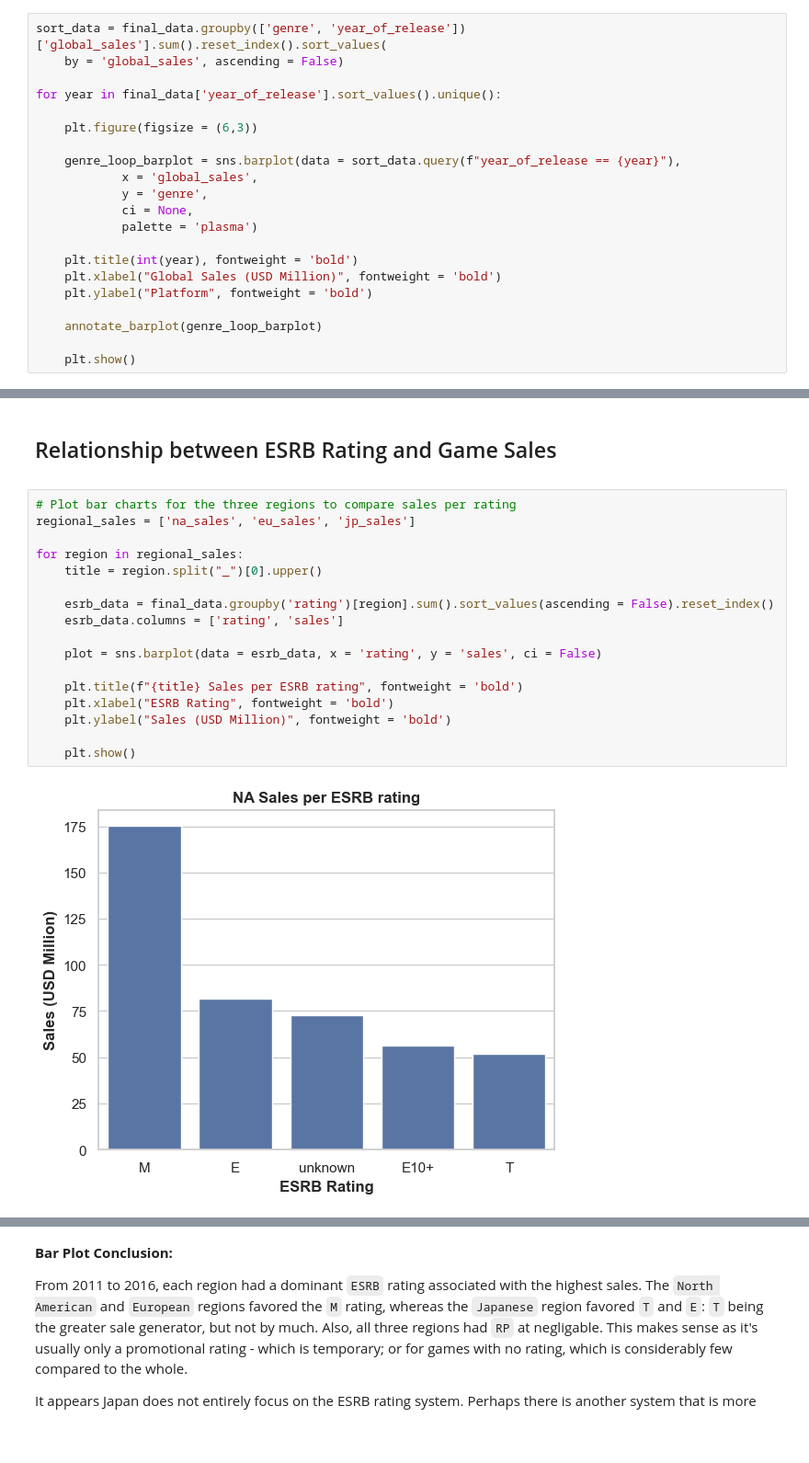
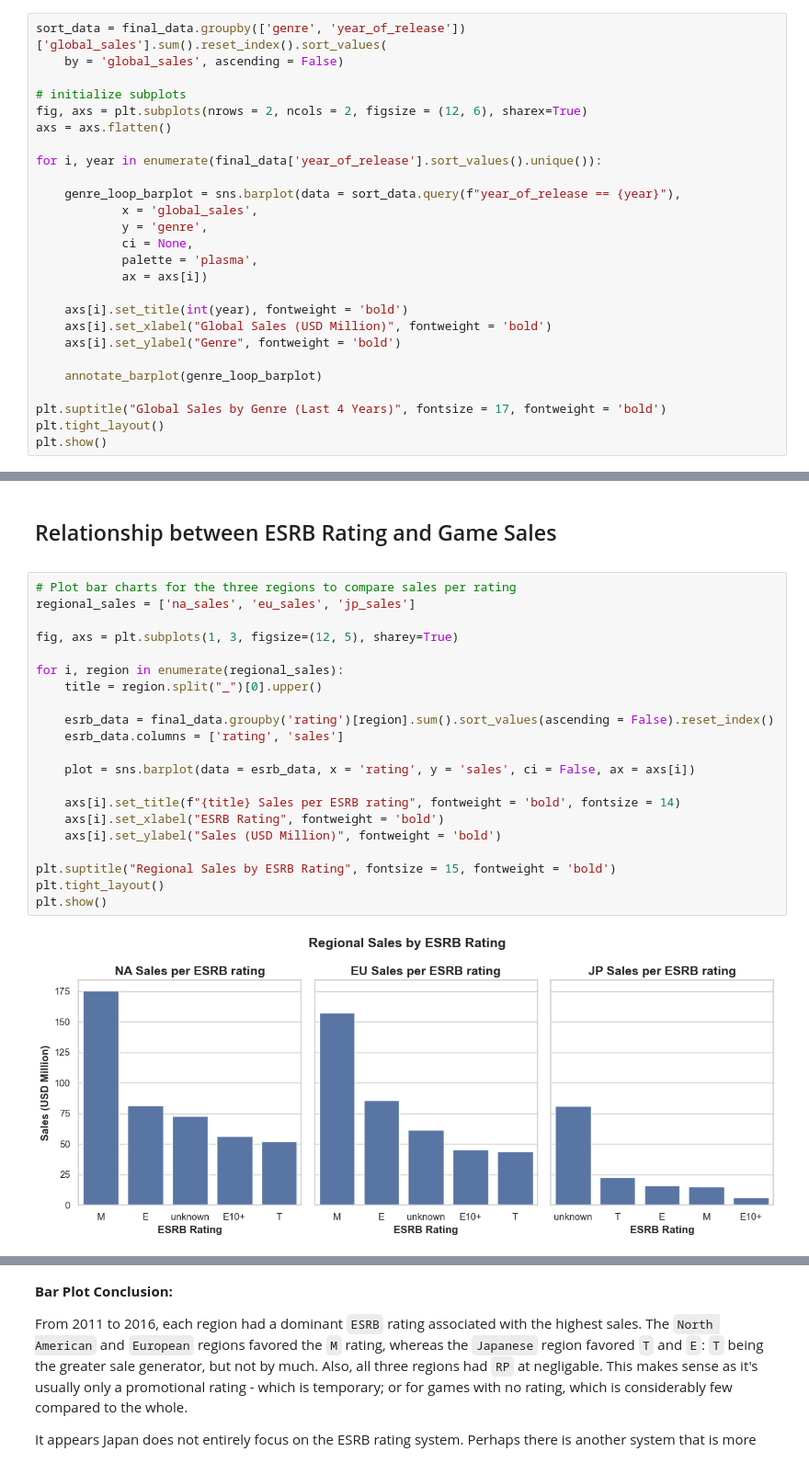
Before and after one commit to MarlowCase/tripleten_datascience_projects, a Jupyter notebook: Sprint_05_Project/Project_5_Notebook.ipynb, the cells around one changed output, grey strips where cells are left out. Shown at 92% size. Drawn from its saved outputs; the diff is of its cells as text; blank space fills up the shorter version.

```diff
--- a/Sprint_05_Project/Project_5_Notebook.ipynb
+++ b/Sprint_05_Project/Project_5_Notebook.ipynb
@@ -1500,21 +1504,26 @@ From 2013 to 2016 the top game genres were `Action`, `Shooter`, `Role-Playing`,
 sort_data = final_data.groupby(['genre', 'year_of_release'])['global_sales'].sum().reset_index().sort_values(
     by = 'global_sales', ascending = False)
 
-for year in final_data['year_of_release'].sort_values().unique():
+# initialize subplots
+fig, axs = plt.subplots(nrows = 2, ncols = 2, figsize = (12, 6), sharex=True)
+axs = axs.flatten()
 
-    plt.figure(figsize = (6,3))
+for i, year in enumerate(final_data['year_of_release'].sort_values().unique()):
 
     genre_loop_barplot = sns.barplot(data = sort_data.query(f"year_of_release == {year}"),
             x = 'global_sales',
             y = 'genre',
             ci = None,
-            palette = 'plasma')
+            palette = 'plasma',
+            ax = axs[i])
 
-    plt.title(int(year), fontweight = 'bold')
-    plt.xlabel("Global Sales (USD Million)", fontweight = 'bold')
-    plt.ylabel("Platform", fontweight = 'bold')
+    axs[i].set_title(int(year), fontweight = 'bold')
+    axs[i].set_xlabel("Global Sales (USD Million)", fontweight = 'bold')
+    axs[i].set_ylabel("Genre", fontweight = 'bold')
 
     annotate_barplot(genre_loop_barplot)
 
-    plt.show()
+plt.suptitle("Global Sales by Genre (Last 4 Years)", fontsize = 17, fontweight = 'bold')
+plt.tight_layout()
+plt.show()
 # %% [output]
@@ -1639,19 +1645,23 @@ Once again the `North American` and `European` markets are extremely similar, th
 # %%
 # Plot bar charts for the three regions to compare sales per rating
 regional_sales = ['na_sales', 'eu_sales', 'jp_sales']
 
-for region in regional_sales:
+fig, axs = plt.subplots(1, 3, figsize=(12, 5), sharey=True)
+
+for i, region in enumerate(regional_sales):
     title = region.split("_")[0].upper()
 
     esrb_data = final_data.groupby('rating')[region].sum().sort_values(ascending = False).reset_index()
     esrb_data.columns = ['rating', 'sales']
 
-    plot = sns.barplot(data = esrb_data, x = 'rating', y = 'sales', ci = False)
+    plot = sns.barplot(data = esrb_data, x = 'rating', y = 'sales', ci = False, ax = axs[i])
 
-    plt.title(f"{title} Sales per ESRB rating", fontweight = 'bold')
-    plt.xlabel("ESRB Rating", fontweight = 'bold')
-    plt.ylabel("Sales (USD Million)", fontweight = 'bold')
+    axs[i].set_title(f"{title} Sales per ESRB rating", fontweight = 'bold', fontsize = 14)
+    axs[i].set_xlabel("ESRB Rating", fontweight = 'bold')
+    axs[i].set_ylabel("Sales (USD Million)", fontweight = 'bold')
 
-    plt.show()
+plt.suptitle("Regional Sales by ESRB Rating", fontsize = 15, fontweight = 'bold')
+plt.tight_layout()
+plt.show()
 # %% [output]
-[figure, old version]
+[figure, new version]
```
Also changed, not shown: parts of 3 cells of this notebook, 3 other files.
